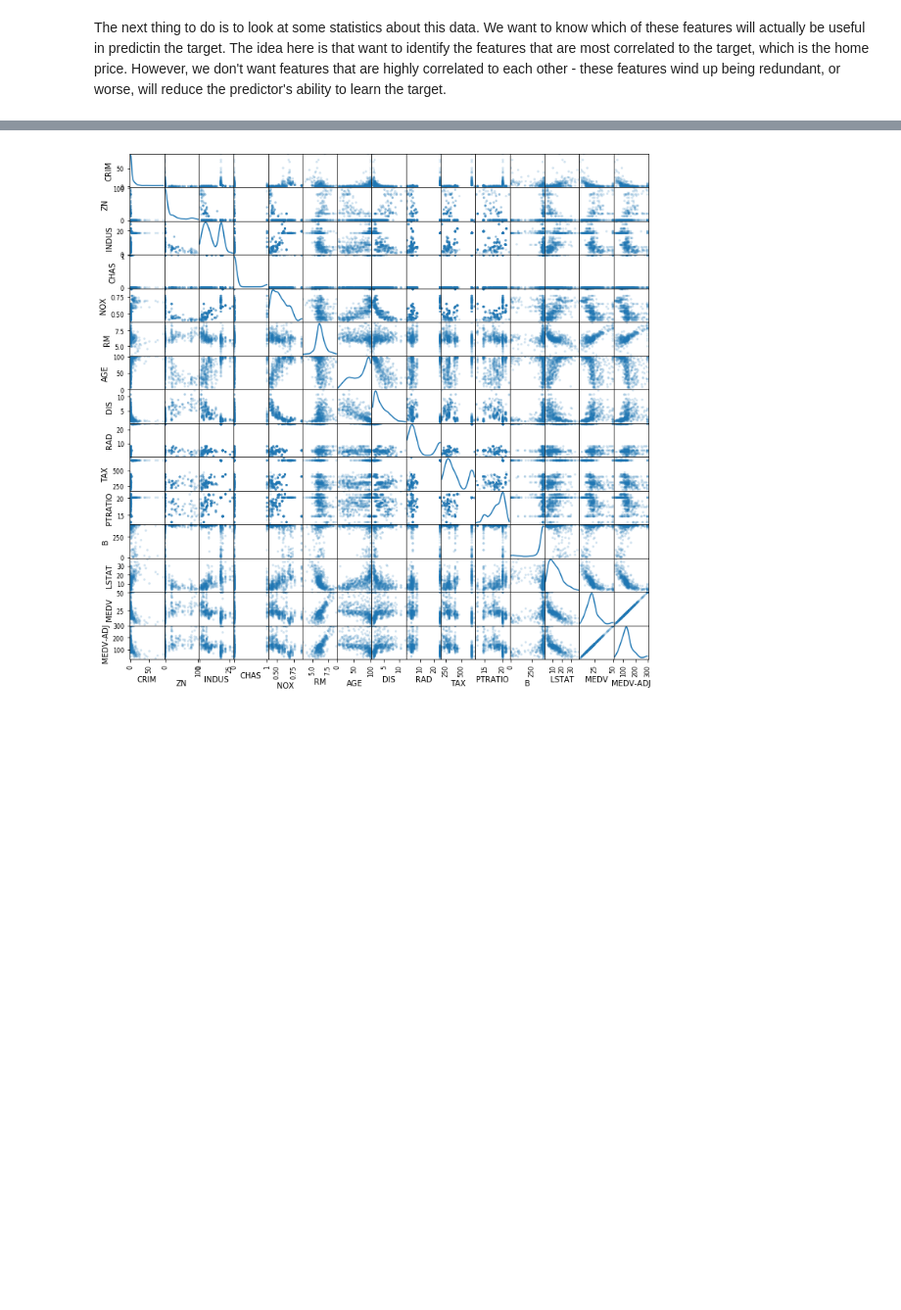
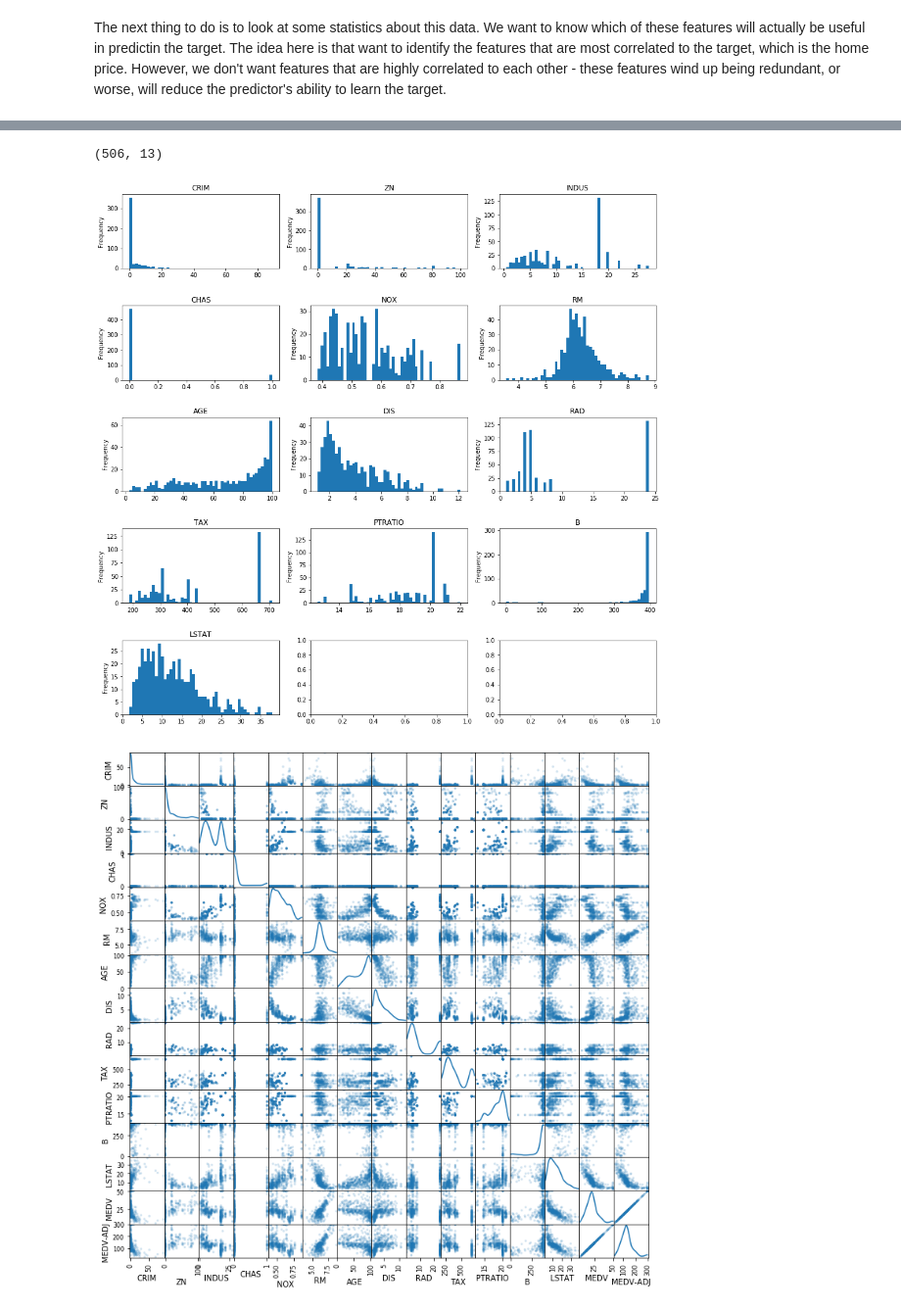
Before and after one commit to Tashwini12/Boston-Housing, a Jupyter notebook: boston_housing.ipynb, the cells around one changed output, grey strips where cells are left out. Shown: that part at 98% size. Cells and saved outputs as stored; diff of their text form; code cells hidden in the pictures; blank space fills up the shorter version.

Commit message:
update: added histograms.

```diff
--- a/boston_housing.ipynb
+++ b/boston_housing.ipynb
@@ -159,6 +159,21 @@ data.describe()
 | 50% | 0.256510 | 0.000000 | 9.690000 | 0.000000 | 0.538000 | 6.208500 | 77.500000 | 3.207450 | 5.000000 | 330.000000 | 19.050000 | ... |
 | 75% | 3.677082 | 12.500000 | 18.100000 | 0.000000 | 0.624000 | 6.623500 | 94.075000 | 5.188425 | 24.000000 | 666.000000 | 20.200000 | ... |
 | max | 88.976200 | 100.000000 | 27.740000 | 1.000000 | 0.871000 | 8.780000 | 100.000000 | 12.126500 | 24.000000 | 711.000000 | 22.000000 | ... |
+# %%
+features.shape
+# %% [output]
+(506, 13)
+# %%
+f, axs = plt.subplots(5,3)
+
+plt.subplots_adjust(hspace=0.5)
+#f.text(0.5, 0.04, 'Price of Houses', ha='center', fontsize=14)
+
+for i in range(0,13):
+    axs.flatten()[i].set_title(features.columns[i])
+    features[features.columns[i]].plot(ax=axs.flatten()[i],kind = 'hist', bins=50, figsize=(16,16))
+# %% [output]
+[figure, added]
 # %%
 from pandas.plotting import scatter_matrix
 
```
Also changed, not shown: parts of 3 cells of this notebook.
